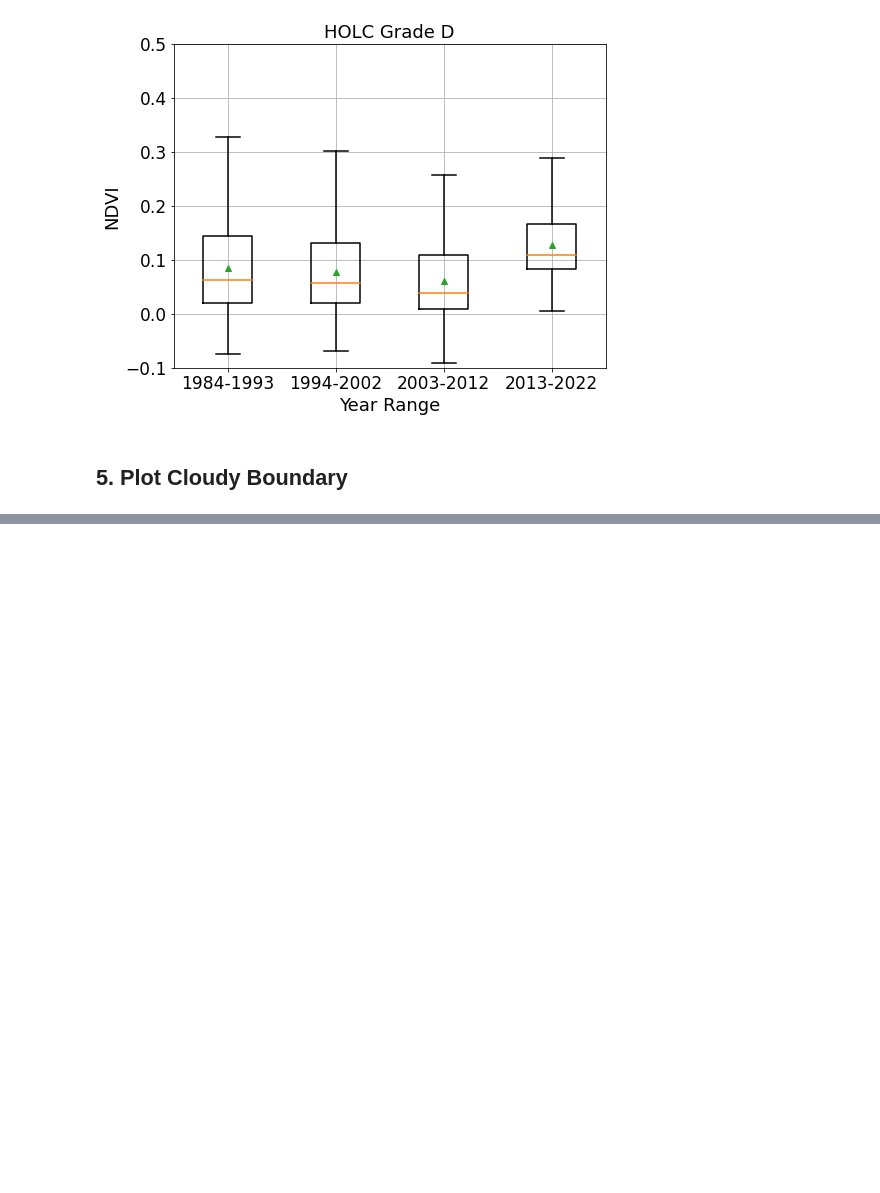
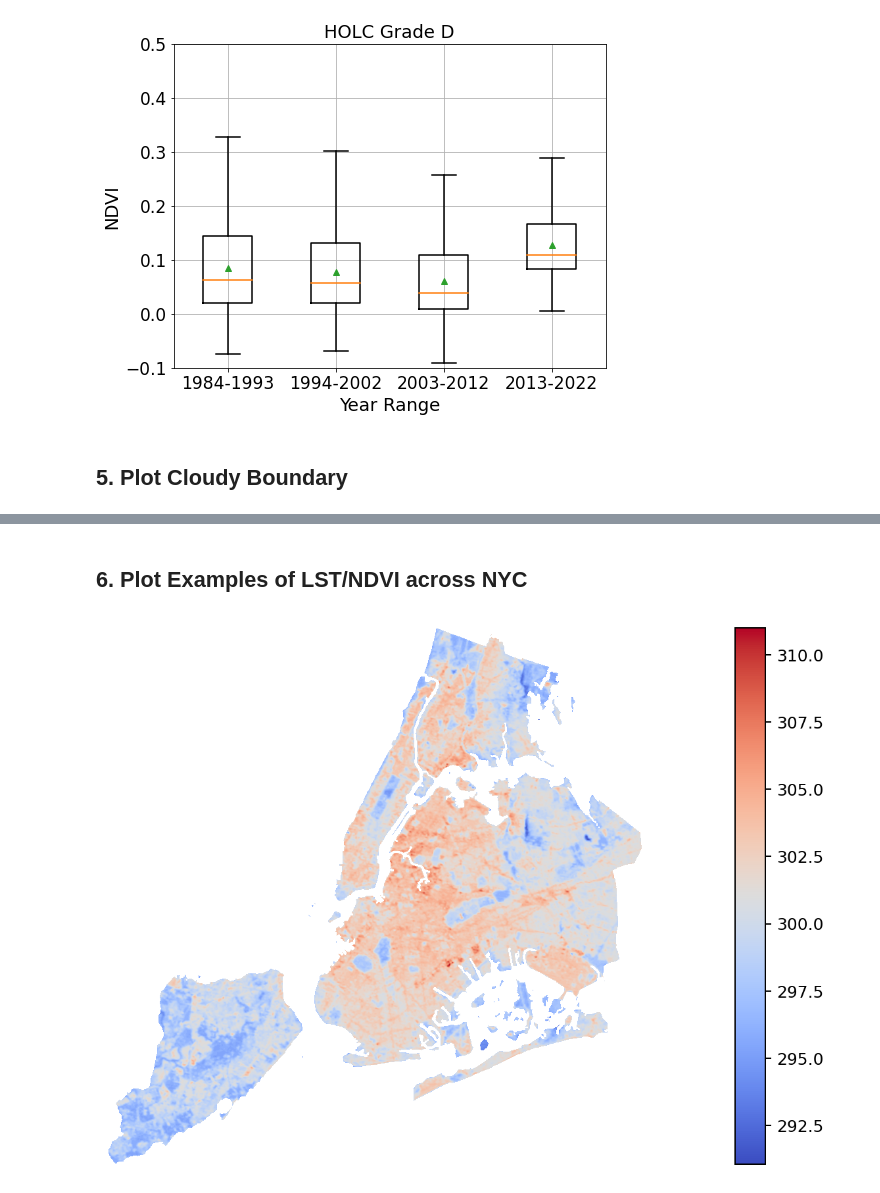
Before and after one commit to aderras/nyc-lst-ndvi, a Jupyter notebook: 00-notebooks/5_plot-results.ipynb, the cells around one changed output, grey strips where cells are left out. Saved outputs shown, nothing was run; the diff lists cells and outputs as text; code cells hidden in the pictures; blank space fills up the shorter version.

```diff
--- a/00-notebooks/5_plot-results.ipynb
+++ b/00-notebooks/5_plot-results.ipynb
@@ -671,0 +674,34 @@ plt.savefig(DIR_FIGS + "/cloud-cover-example-holc-boundary.png", bbox_inches = "
+# %% [markdown]
+## 6. Plot Examples of LST/NDVI across NYC
+# %%
+## USER INPUTS #####################################################################
+obs_choice = 0 # OPTIONS: 0 for LST and 1 for NDVI
+column_choice = "median" # OPTIONS: median, mean, min, max, std
+## END USER INPUTS #################################################################
+
+clipped_filenames = []
+if obs_choice==0:
+    helpers.get_filenames(DIR_LST_CLIPPED_NYC, clipped_filenames)
+else:
+    helpers.get_filenames(DIR_NDVI_CLIPPED_NYC, clipped_filenames)
+clipped = rxr.open_rasterio(clipped_filenames[2], masked=True).squeeze()
+
+clipped_masked = clipped.where(clipped_masked != -9999.0)
+
+import matplotlib.gridspec as gridspec
+
+"""Plot the boundary overlaid on the image"""
+gs = gridspec.GridSpec(1,2,width_ratios=[20,1])
+fig = plt.figure(facecolor='w', dpi=180)
+ax1 = fig.add_subplot(gs[0])
+ax1.grid(False)
+if obs_choice==0:
+    amap = ax1.imshow(clipped_masked, cmap="coolwarm")
+else:
+    amap = ax1.imshow(clipped_masked)
+fig.colorbar(amap, cax=fig.add_subplot(gs[1]))
+ax1.set_axis_off()
+
+plt.savefig(DIR_FIGS +"/example_"+prefix_fname[obs_choice]+".png", bbox_inches="tight")
+# %% [output]
+[figure, added]
```
Also changed, not shown: parts of 1 cell of this notebook.
